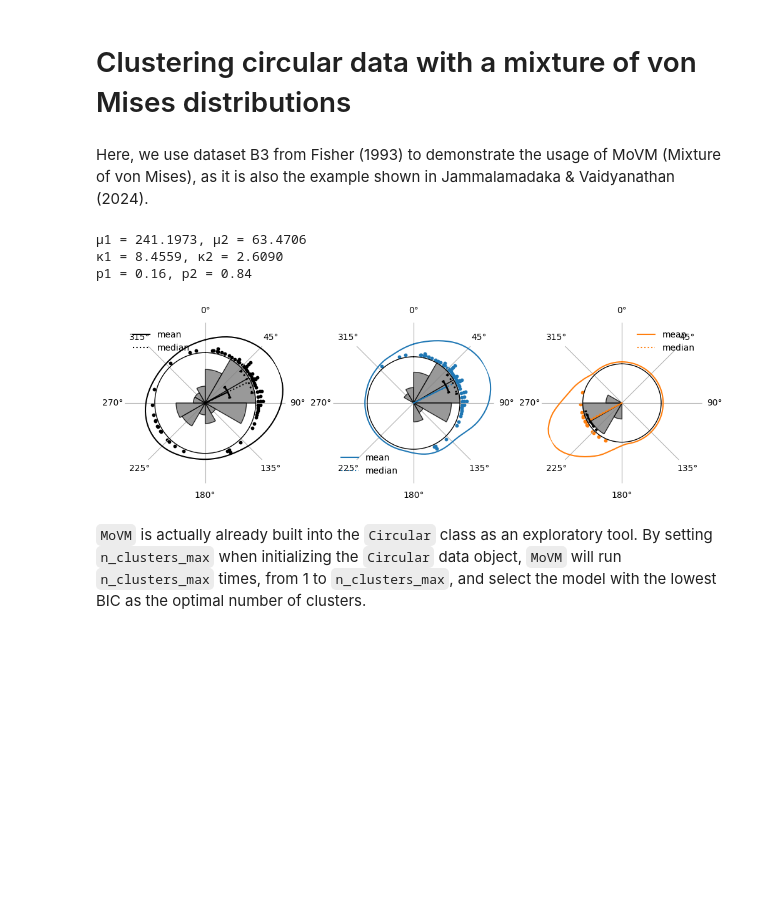
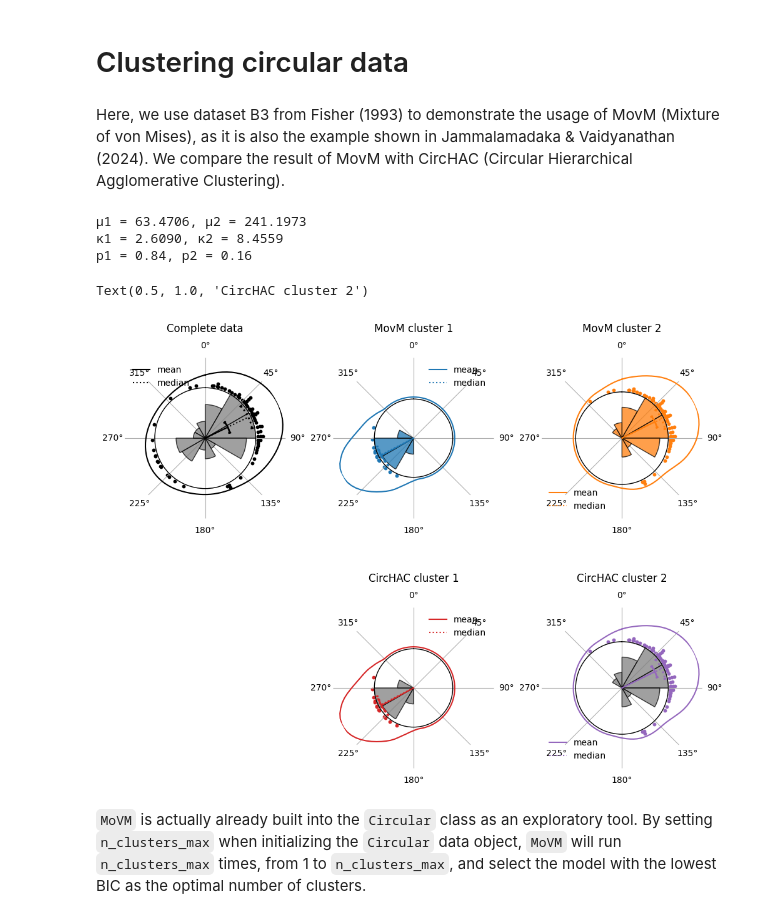
Before and after one commit to circstat/pycircstat2, a Jupyter notebook: examples/T5-clustering.ipynb, the cells around one changed output. Saved outputs shown, nothing was run; the diff lists cells and outputs as text; code cells hidden in the pictures; blank space fills up the shorter version.

Commit message:
add: clustering/CircHAC; change: renamed clustering/MoVM to MovM; more configs for circ_plot

```diff
--- a/examples/T5-clustering.ipynb
+++ b/examples/T5-clustering.ipynb
@@ -7,15 +7,15 @@ from pycircstat2.clustering import MoVM
 # %% [markdown]
-# Clustering circular data with a mixture of von Mises distributions
+# Clustering circular data
 # %% [markdown]
-Here, we use dataset B3 from Fisher (1993) to demonstrate the usage of MoVM (Mixture of von Mises), as it is also the example shown in Jammalamadaka & Vaidyanathan (2024).
+Here, we use dataset B3 from Fisher (1993) to demonstrate the usage of MovM (Mixture of von Mises), as it is also the example shown in Jammalamadaka & Vaidyanathan (2024). We compare the result of MovM with CircHAC (Circular Hierarchical Agglomerative Clustering).
 # %%
 d = load_data("B3", source="fisher")["θ"].values
-model = MoVM(n_clusters=2, unit="degree")
-model.fit(d)
+movm = MovM(n_clusters=2, unit="degree", random_seed=42)
+movm.fit(d)
 # %%
-μ2, μ1 = np.rad2deg(model.m).round(4)
-κ2, κ1 = model.kappa.round(4)
-p2, p1 = model.p.round(4)
+μ2, μ1 = np.rad2deg(movm.m_).round(4)
+κ2, κ1 = movm.kappa_.round(4)
+p2, p1 = movm.p_.round(4)
 
 print(f"μ1 = {μ1:.4f}, μ2 = {μ2:.4f}")
 print(f"κ1 = {κ1:.4f}, κ2 = {κ2:.4f}")
@@ -28,36 +28,68 @@ print(f"p1 = {p1:.2f}, p2 = {p2:.2f}")
 # %% [output]
-μ1 = 241.1973, μ2 = 63.4706
-κ1 = 8.4559, κ2 = 2.6090
-p1 = 0.16, p2 = 0.84
+μ1 = 63.4706, μ2 = 241.1973
+κ1 = 2.6090, κ2 = 8.4559
+p1 = 0.84, p2 = 0.16
+# %%
+hac = CircHAC(n_clusters=2, unit="degree", random_seed=42)
+hac.fit(d)
 # %%
-labels = ["A", "B", "C"]
+ax_labels = ["A", "B", "C", "D", "E"]
 fig, ax = plt.subplot_mosaic(
-    mosaic="ABC", figsize=(10, 5),
+    mosaic="""
+    ABC
+    .DE
+    """, figsize=(10, 8),
     subplot_kw={"projection": "polar"},
     layout="constrained",
 )
 
 # complete data
 c = Circular(d)
 c.plot(ax=ax["A"])
 
 for i, k in enumerate(range(2)):
 
     # clustered data
-    x_k = model.x[model.labels == k]
-    c_k = Circular(data=x_k, unit=model.unit)
+    x_k = movm.x[movm.labels_ == k]
+    c_k = Circular(data=x_k, unit=movm.unit)
 
     c_k.plot(
-        ax=ax[labels[i+1]],
+        ax=ax[ax_labels[i+1]],
         config={
             "density": {"color": f"C{i}"},
             "scatter": {"color": f"C{i}"},
             "mean": {"color": f"C{i}"},
             "median": {"color": f"C{i}"},
+            "rose": {"color": f"C{i}"},
         }
     )
+
+for i, k in enumerate(range(2)):
+
+    # clustered data
+    x_k = hac.alpha[hac.labels_ == k]
+    c_k = Circular(data=x_k, unit=hac.unit)
+
+    j = i + 3
+    c_k.plot(
+        ax=ax[ax_labels[j]],
+        config={
+            "density": {"color": f"C{j}"},
+            "scatter": {"color": f"C{j}"},
+            "mean": {"color": f"C{j}"},
+            "median": {"color": f"C{j}"},
+            "rose": {"color": f"C{i}"},
+        }
+    )
+
+ax["A"].set_title("Complete data", pad=30)
+ax["B"].set_title("MovM cluster 1", pad=30)
+ax["C"].set_title("MovM cluster 2", pad=30)
+ax["D"].set_title("CircHAC cluster 1", pad=30)
+ax["E"].set_title("CircHAC cluster 2", pad=30)
 # %% [output]
+Text(0.5, 1.0, 'CircHAC cluster 2')
-[figure, old version]
+[figure, new version]
 # %% [markdown]
 `MoVM` is actually already built into the `Circular` class as an exploratory tool. By setting `n_clusters_max` when initializing the `Circular` data object, `MoVM` will run `n_clusters_max` times, from 1 to `n_clusters_max`, and select the model with the lowest BIC as the optimal number of clusters.
 # %%
```
Also changed, not shown: parts of 2 cells of this notebook, 4 other files.
